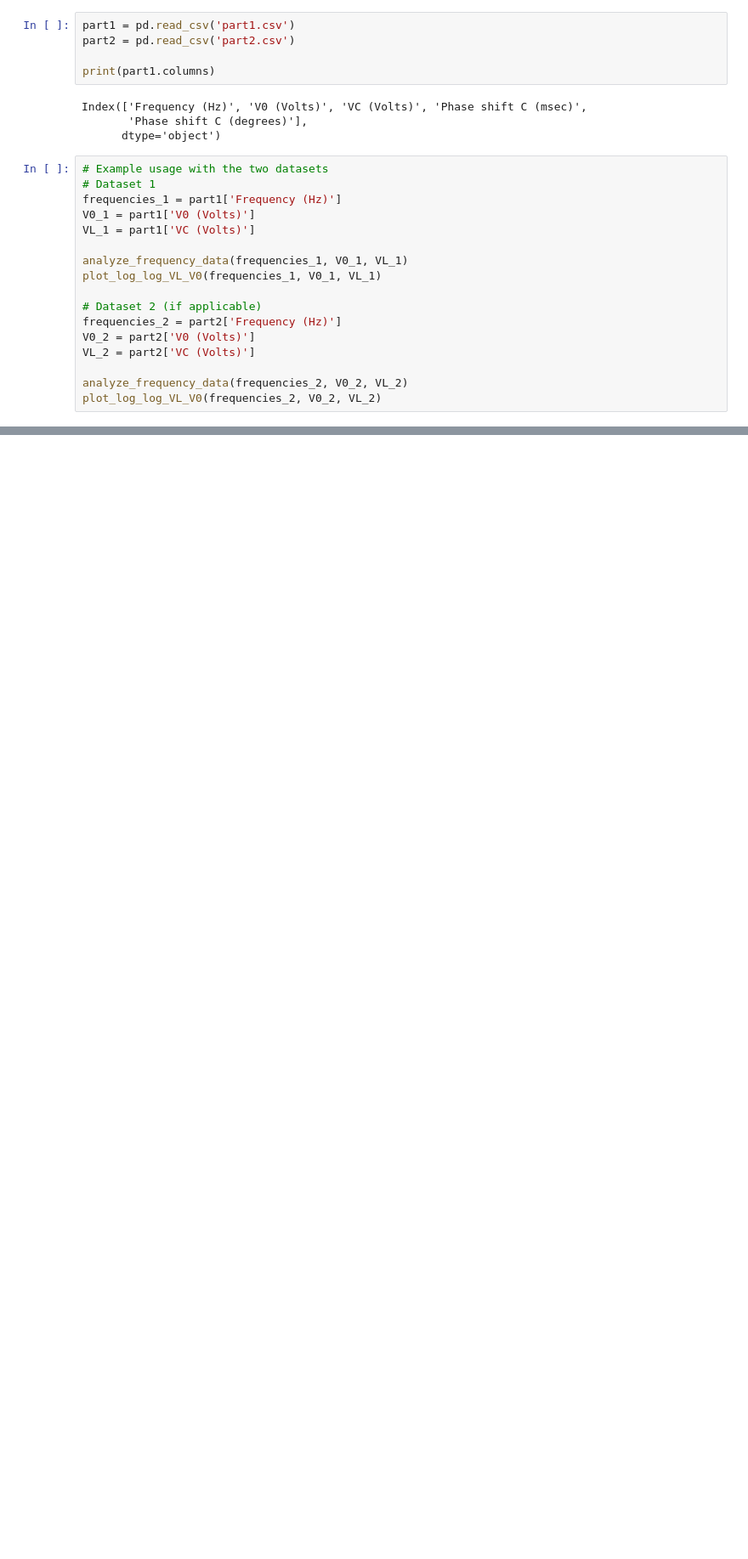
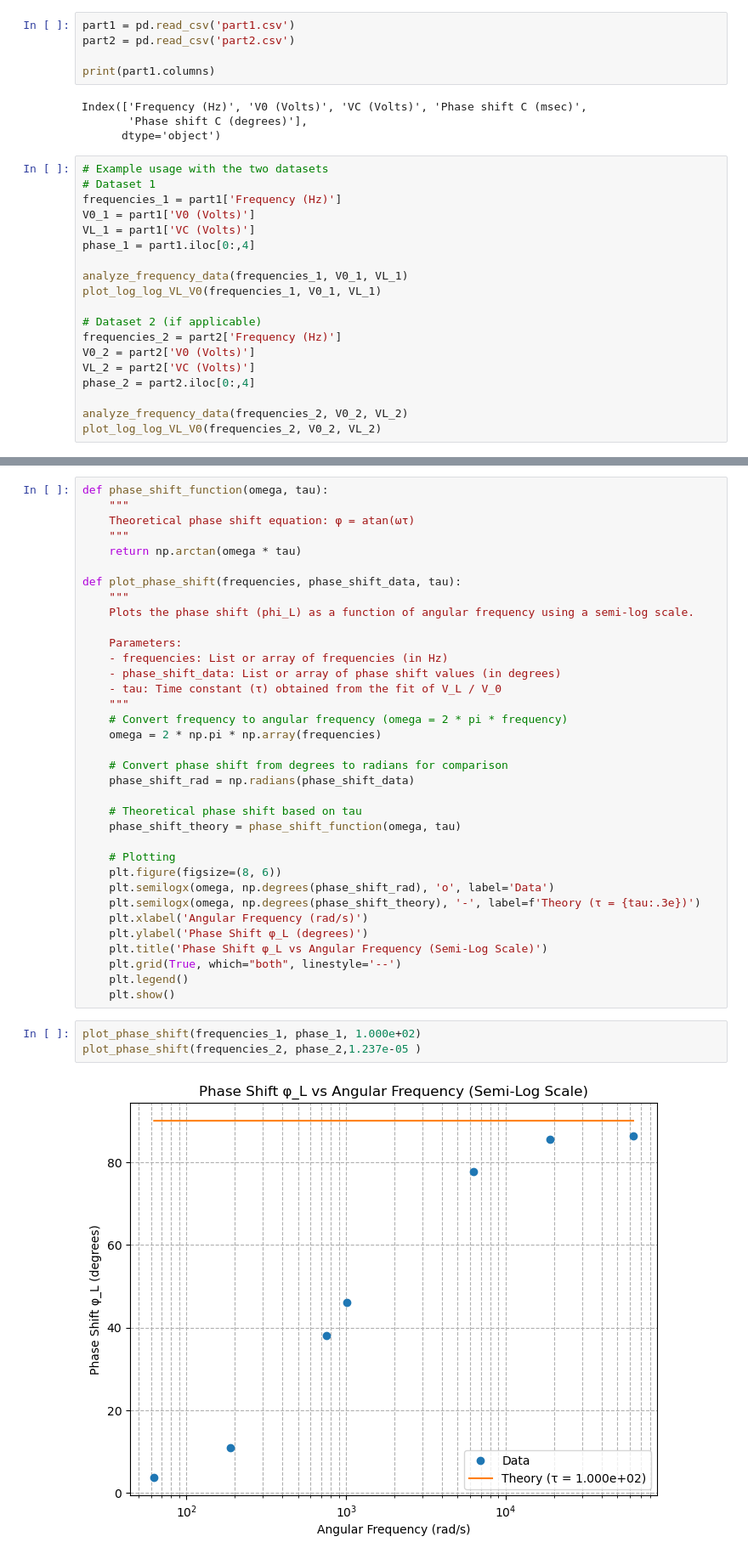
Before and after one commit to Faith-Qiao/physics5bl, a Jupyter notebook: lab9/lab9.ipynb, the cells around one changed output, grey strips where cells are left out. Shown: that part at 85% size. Cells and saved outputs as stored; diff of their text form; blank space fills up the shorter version.

Commit message:
all plots

```diff
--- a/lab9/lab9.ipynb
+++ b/lab9/lab9.ipynb
@@ -85,6 +85,7 @@ Index(['Frequency (Hz)', 'V0 (Volts)', 'VC (Volts)', 'Phase shift C (msec)',
 frequencies_1 = part1['Frequency (Hz)']
 V0_1 = part1['V0 (Volts)']
 VL_1 = part1['VC (Volts)']
+phase_1 = part1.iloc[0:,4]
 
 analyze_frequency_data(frequencies_1, V0_1, VL_1)
 plot_log_log_VL_V0(frequencies_1, V0_1, VL_1)
@@ -93,6 +94,7 @@ plot_log_log_VL_V0(frequencies_1, V0_1, VL_1)
 frequencies_2 = part2['Frequency (Hz)']
 V0_2 = part2['V0 (Volts)']
 VL_2 = part2['VC (Volts)']
+phase_2 = part2.iloc[0:,4]
 
 analyze_frequency_data(frequencies_2, V0_2, VL_2)
 plot_log_log_VL_V0(frequencies_2, V0_2, VL_2)
@@ -105,3 +107,43 @@ A: 0.536 ± 0.188
 A: 1.001 ± 0.052
 τ: 1.237e-05 ± 1.956e-06
 [figure]
+# %%
+def phase_shift_function(omega, tau):
+    """
+    Theoretical phase shift equation: φ = atan(ωτ)
+    """
+    return np.arctan(omega * tau)
+
+def plot_phase_shift(frequencies, phase_shift_data, tau):
+    """
+    Plots the phase shift (phi_L) as a function of angular frequency using a semi-log scale.
+
+    Parameters:
+    - frequencies: List or array of frequencies (in Hz)
+    - phase_shift_data: List or array of phase shift values (in degrees)
+    - tau: Time constant (τ) obtained from the fit of V_L / V_0
+    """
+    # Convert frequency to angular frequency (omega = 2 * pi * frequency)
+    omega = 2 * np.pi * np.array(frequencies)
+
+    # Convert phase shift from degrees to radians for comparison
+    phase_shift_rad = np.radians(phase_shift_data)
+
+    # Theoretical phase shift based on tau
+    phase_shift_theory = phase_shift_function(omega, tau)
+
+    # Plotting
+    plt.figure(figsize=(8, 6))
+    plt.semilogx(omega, np.degrees(phase_shift_rad), 'o', label='Data')
+    plt.semilogx(omega, np.degrees(phase_shift_theory), '-', label=f'Theory (τ = {tau:.3e})')
+    plt.xlabel('Angular Frequency (rad/s)')
+    plt.ylabel('Phase Shift φ_L (degrees)')
+    plt.title('Phase Shift φ_L vs Angular Frequency (Semi-Log Scale)')
+    plt.grid(True, which="both", linestyle='--')
+    plt.legend()
+    plt.show()
+# %%
+plot_phase_shift(frequencies_1, phase_1, 1.000e+02)
+plot_phase_shift(frequencies_2, phase_2,1.237e-05 )
+# %% [output]
+[figure, added]
```
Also changed, not shown: parts of 1 cell of this notebook.
